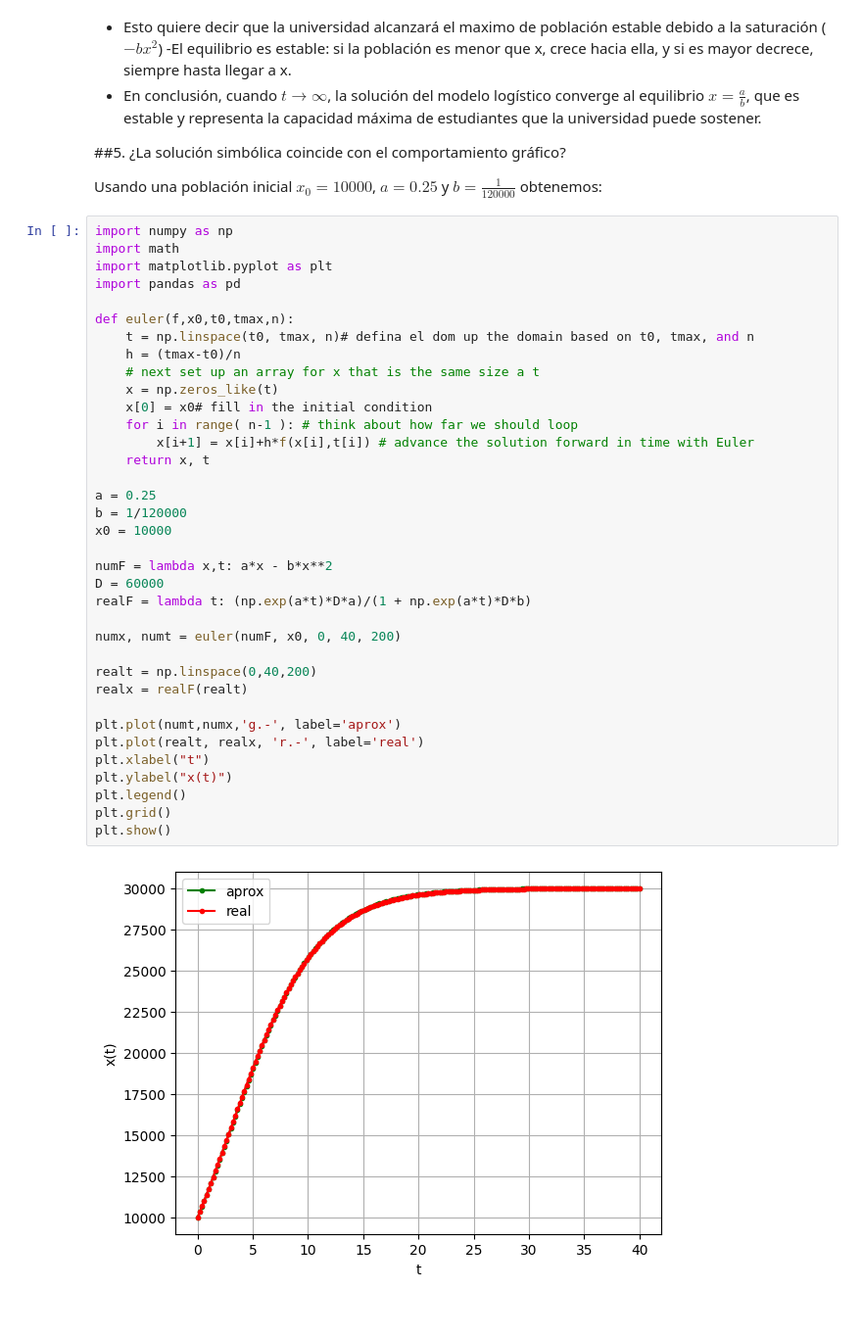
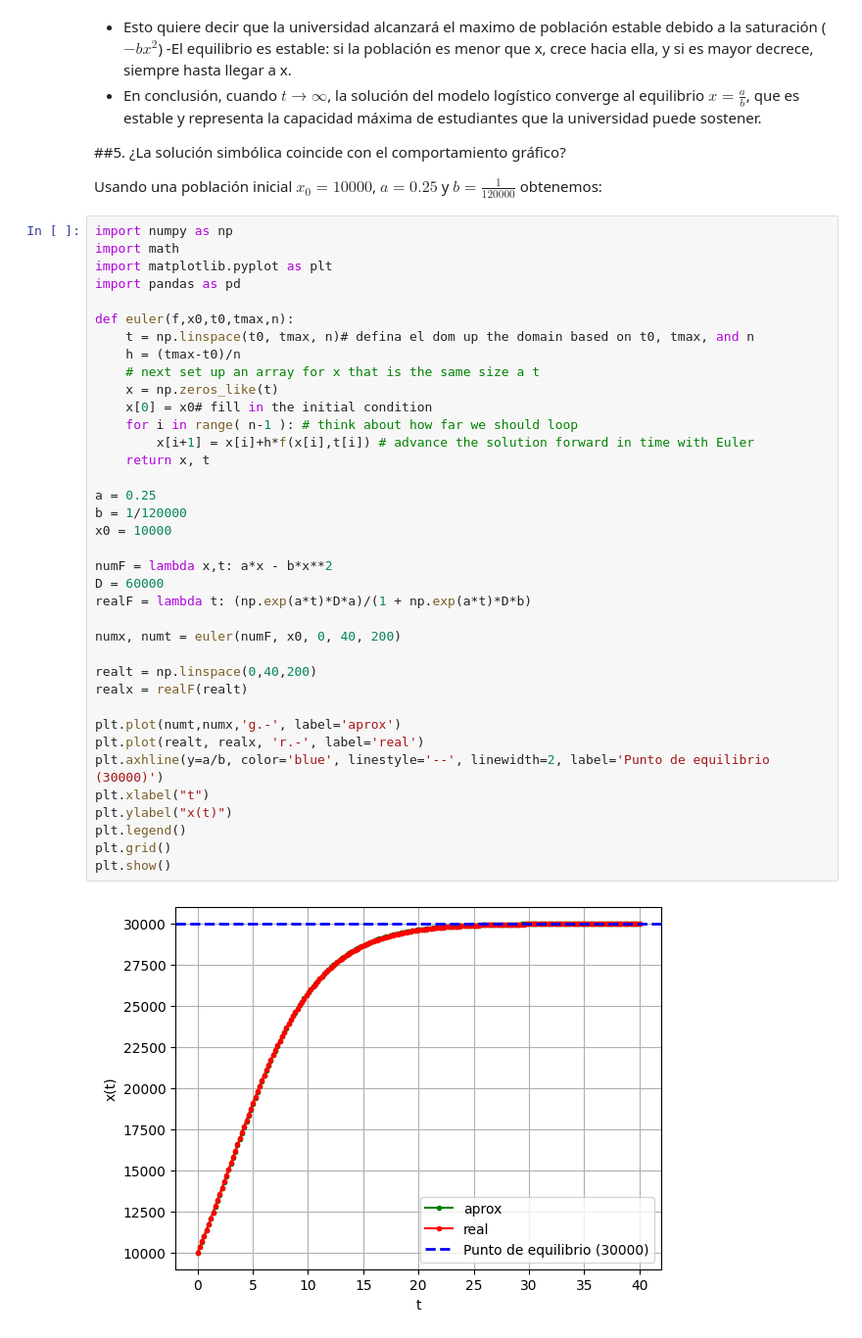
Before and after one commit to meg190/aplicadas-II-colabs, a Jupyter notebook: Entrega_I.ipynb, the cells around one changed output. Shown: that part at 98% size. Drawn from its saved outputs; the diff is of its cells as text.

```diff
--- a/Entrega_I.ipynb
+++ b/Entrega_I.ipynb
@@ -238,32 +238,33 @@ def euler(f,x0,t0,tmax,n):
     t = np.linspace(t0, tmax, n)# defina el dom up the domain based on t0, tmax, and n
     h = (tmax-t0)/n
     # next set up an array for x that is the same size a t
     x = np.zeros_like(t)
     x[0] = x0# fill in the initial condition
     for i in range( n-1 ): # think about how far we should loop
         x[i+1] = x[i]+h*f(x[i],t[i]) # advance the solution forward in time with Euler
     return x, t
 
 a = 0.25
 b = 1/120000
 x0 = 10000
 
 numF = lambda x,t: a*x - b*x**2
 D = 60000
 realF = lambda t: (np.exp(a*t)*D*a)/(1 + np.exp(a*t)*D*b)
 
 numx, numt = euler(numF, x0, 0, 40, 200)
 
 realt = np.linspace(0,40,200)
 realx = realF(realt)
 
 plt.plot(numt,numx,'g.-', label='aprox')
 plt.plot(realt, realx, 'r.-', label='real')
+plt.axhline(y=a/b, color='blue', linestyle='--', linewidth=2, label='Punto de equilibrio (30000)')
 plt.xlabel("t")
 plt.ylabel("x(t)")
 plt.legend()
 plt.grid()
 plt.show()
 # %% [output]
-[figure, old version]
+[figure, new version]
 # %% [markdown]
```
Also changed, not shown: parts of 4 cells of this notebook.
